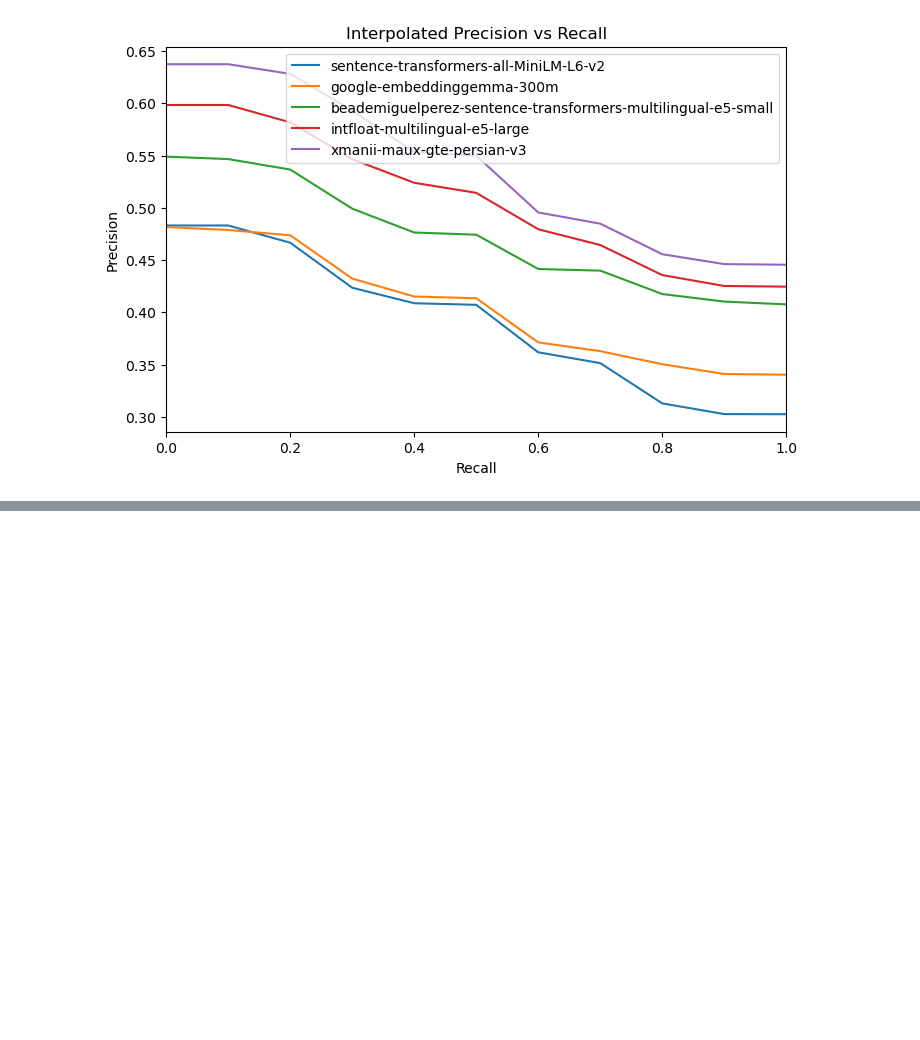
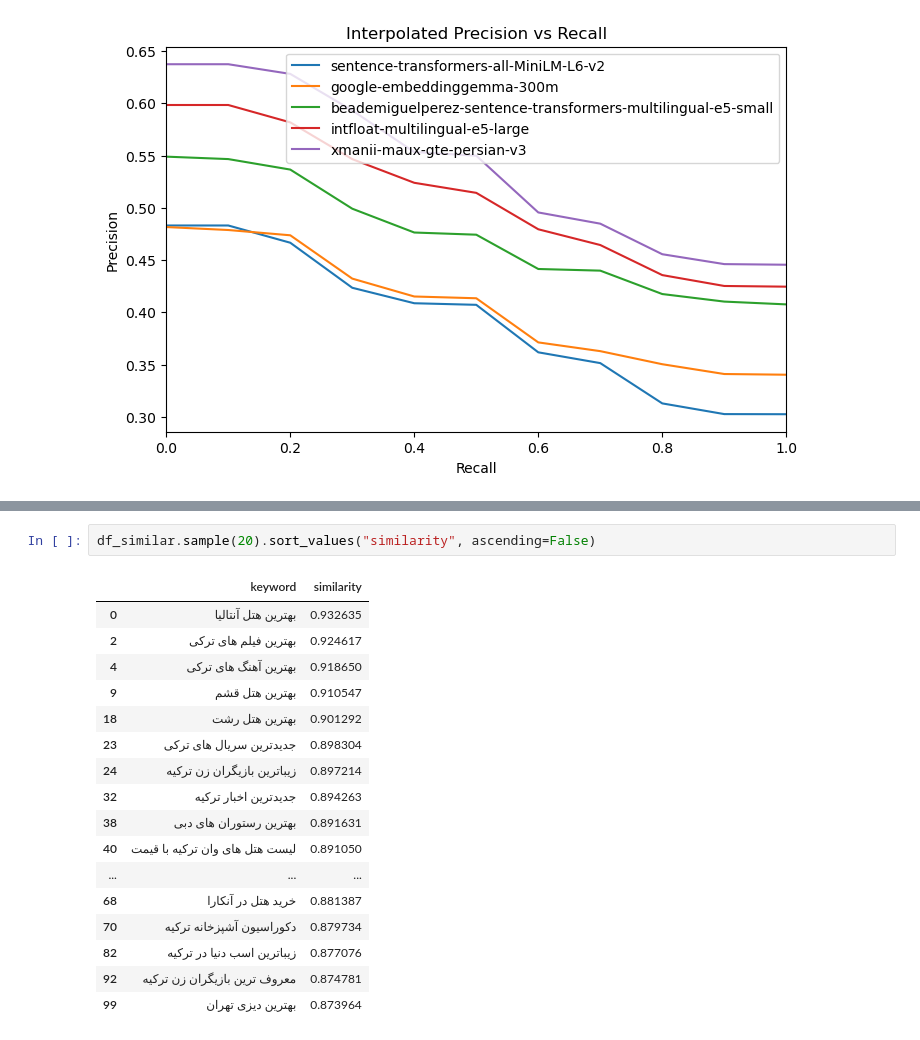
Before and after one commit to khoda81/seo-embeddings, a Jupyter notebook: Visualize.ipynb, the cells around one changed output, grey strips where cells are left out. Saved outputs shown, nothing was run; the diff lists cells and outputs as text; blank space fills up the shorter version.

```diff
--- a/Visualize.ipynb
+++ b/Visualize.ipynb
@@ -217,0 +489,20 @@ HTTPError: 500 Server Error: Internal Server Error for url: http://185.8.172.121
+# %%
+df_similar.sample(20).sort_values("similarity", ascending=False)
+# %% [output]
+|  | keyword | similarity |
+| 0 | بهترین هتل آنتالیا | 0.932635 |
+| 2 | بهترین فیلم های ترکی | 0.924617 |
+| 4 | بهترین آهنگ های ترکی | 0.918650 |
+| 9 | بهترین هتل قشم | 0.910547 |
+| 18 | بهترین هتل رشت | 0.901292 |
+| 23 | جدیدترین سریال های ترکی | 0.898304 |
+| 24 | زیباترین بازیگران زن ترکیه | 0.897214 |
+| 32 | جدیدترین اخبار ترکیه | 0.894263 |
+| 38 | بهترین رستوران های دبی | 0.891631 |
+| 40 | لیست هتل های وان ترکیه با قیمت | 0.891050 |
+| ... | ... | ... |
+| 68 | خرید هتل در آنکارا | 0.881387 |
+| 70 | دکوراسیون آشپزخانه ترکیه | 0.879734 |
+| 82 | زیباترین اسب دنیا در ترکیه | 0.877076 |
+| 92 | معروف ترین بازیگران زن ترکیه | 0.874781 |
+| 99 | بهترین دیزی تهران | 0.873964 |
```
Also changed, not shown: parts of 8 cells of this notebook, 1 other file.
